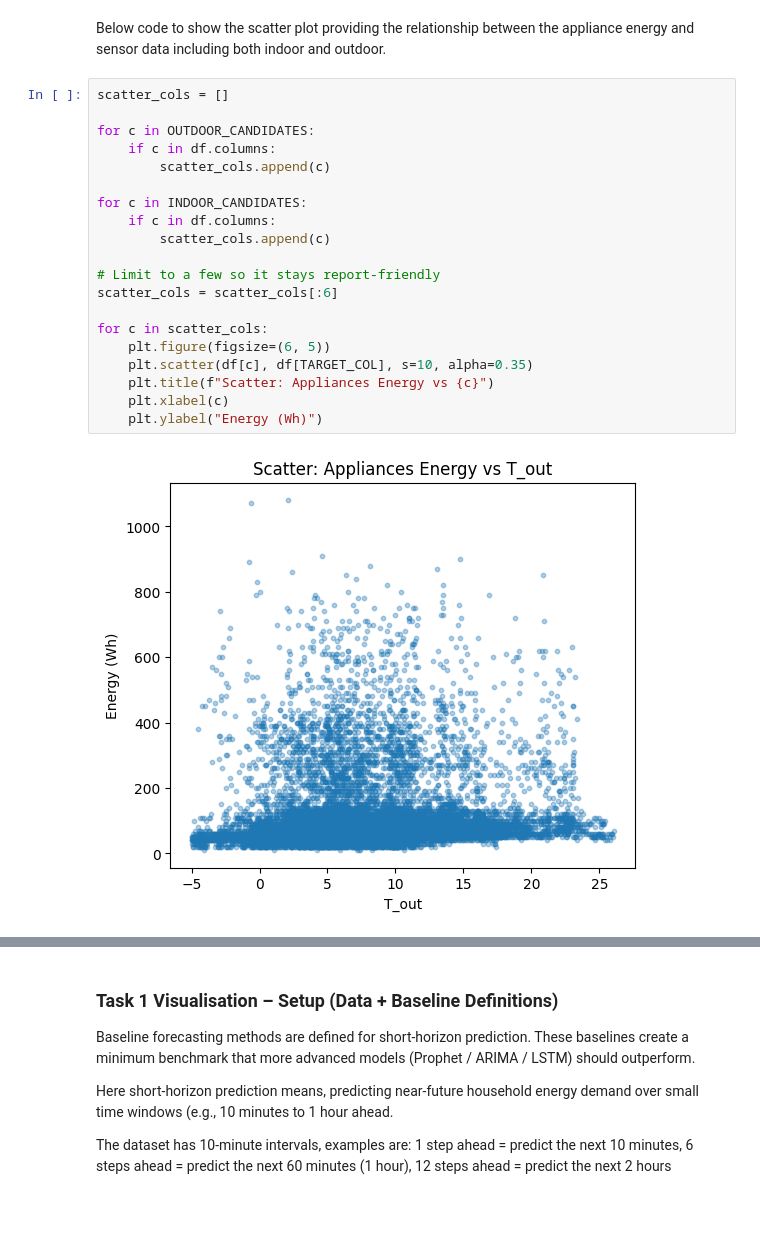
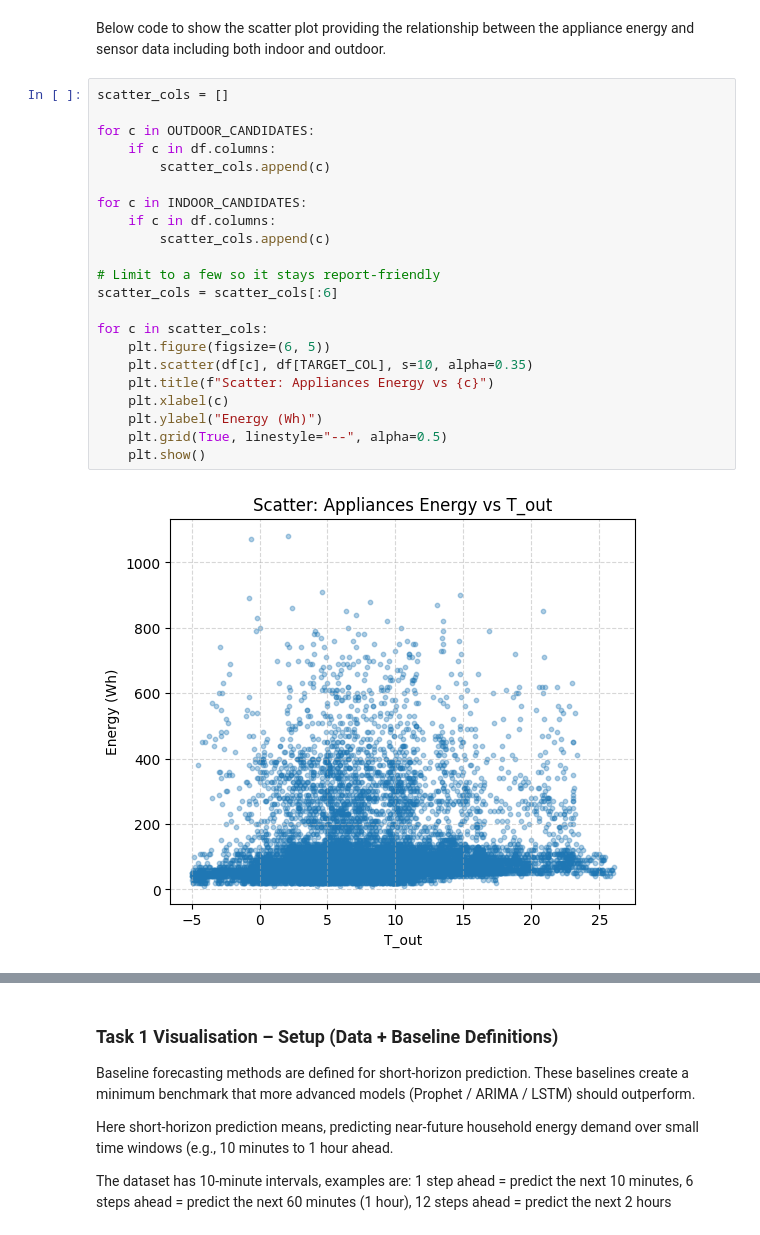
Before and after one commit to ibimohamed83/Data_Analytics_project, a Jupyter notebook: smart_home.ipynb, the cells around one changed output, grey strips where cells are left out. Cells and saved outputs as stored; diff of their text form.

```diff
--- a/smart_home.ipynb
+++ b/smart_home.ipynb
@@ -413,22 +421,24 @@ Below code to show the scatter plot providing the relationship between the appli
 # %%
 scatter_cols = []
 
 for c in OUTDOOR_CANDIDATES:
     if c in df.columns:
         scatter_cols.append(c)
 
 for c in INDOOR_CANDIDATES:
     if c in df.columns:
         scatter_cols.append(c)
 
 # Limit to a few so it stays report-friendly
 scatter_cols = scatter_cols[:6]
 
 for c in scatter_cols:
     plt.figure(figsize=(6, 5))
     plt.scatter(df[c], df[TARGET_COL], s=10, alpha=0.35)
     plt.title(f"Scatter: Appliances Energy vs {c}")
     plt.xlabel(c)
     plt.ylabel("Energy (Wh)")
+    plt.grid(True, linestyle="--", alpha=0.5)
+    plt.show()
 # %% [output]
-[figure, old version]
+[figure, new version]
```
Also changed, not shown: parts of 50 cells of this notebook, 1 other file.
